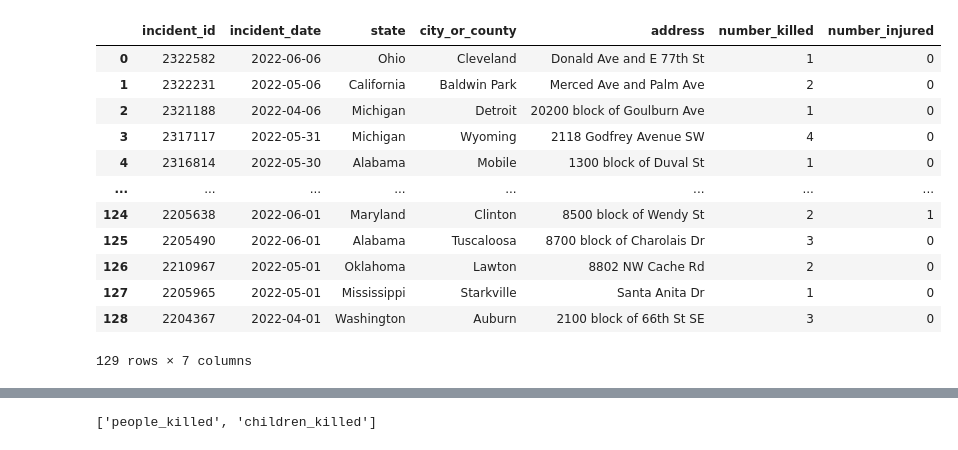
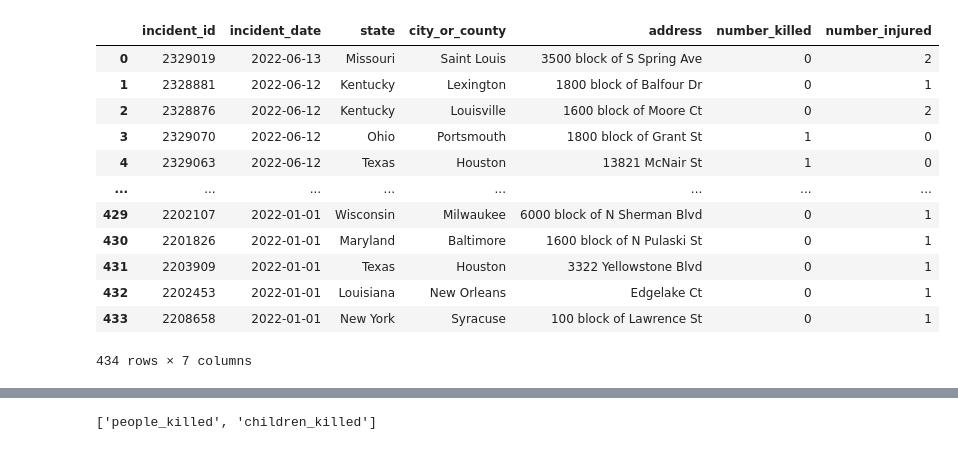
Before and after one commit to dmcneill0711/Mass-Shootings-and-Children, a Jupyter notebook: Mass Shootings Project.ipynb, the cells around one changed output, grey strips where cells are left out. Drawn from its saved outputs; the diff is of its cells as text; code cells hidden in the pictures.

```diff
--- a/Mass Shootings Project.ipynb
+++ b/Mass Shootings Project.ipynb
@@ -26,46 +78,70 @@ children_df
 # %%
+# Drop Operations Column Full of Null Values
+# del children_df['Operations']
+
 # Format The Date To Change Out Month Name to Month Number, & Eliminate Unnecessary Spaces
 children_df['Incident Date'] = children_df['Incident Date'].str.strip().str.replace(' ','')
-children_df['Incident Date'] = children_df['Incident Date'].str.strip().str.replace('Jan','01')
-children_df['Incident Date'] = children_df['Incident Date'].str.strip().str.replace('Feb','02')
-children_df['Incident Date'] = children_df['Incident Date'].str.strip().str.replace('Mar','03')
-children_df['Incident Date'] = children_df['Incident Date'].str.strip().str.replace('Apr','04')
-children_df['Incident Date'] = children_df['Incident Date'].str.strip().str.replace('May','05')
-children_df['Incident Date'] = children_df['Incident Date'].str.strip().str.replace('Jun','06')
-children_df['Incident Date'] = children_df['Incident Date'].str.strip().str.replace('Jul','07')
-children_df['Incident Date'] = children_df['Incident Date'].str.strip().str.replace('Aug','08')
-children_df['Incident Date'] = children_df['Incident Date'].str.strip().str.replace('Sept','09')
-children_df['Incident Date'] = children_df['Incident Date'].str.strip().str.replace('Oct','10')
-children_df['Incident Date'] = children_df['Incident Date'].str.strip().str.replace('Nov','11')
-children_df['Incident Date'] = children_df['Incident Date'].str.strip().str.replace('Dec','12')
+children_df['Incident Date'] = children_df['Incident Date'].str.strip().str.replace('January','01/')
+children_df['Incident Date'] = children_df['Incident Date'].str.strip().str.replace('February','02/')
+children_df['Incident Date'] = children_df['Incident Date'].str.strip().str.replace('March','03/')
+children_df['Incident Date'] = children_df['Incident Date'].str.strip().str.replace('April','04/')
+children_df['Incident Date'] = children_df['Incident Date'].str.strip().str.replace('May','05/')
+children_df['Incident Date'] = children_df['Incident Date'].str.strip().str.replace('June','06/')
+children_df['Incident Date'] = children_df['Incident Date'].str.strip().str.replace('July','07/')
+children_df['Incident Date'] = children_df['Incident Date'].str.strip().str.replace('August','08/')
+children_df['Incident Date'] = children_df['Incident Date'].str.strip().str.replace('September','09/')
+children_df['Incident Date'] = children_df['Incident Date'].str.strip().str.replace('October','10/')
+children_df['Incident Date'] = children_df['Incident Date'].str.strip().str.replace('November','11/')
+children_df['Incident Date'] = children_df['Incident Date'].str.strip().str.replace('December','12/')
+children_df['Incident Date'] = children_df['Incident Date'].str.strip().str.replace(',','/')
 
-# Rename Columns To Match Database
+# If The Downloaded CSV Uses The Short Abbreviations For The Month In The Incident Date Column And The Last 2 Digits Of The
+    #Year, Use The Following Code To Replace The One Above (Format: dd-Mon-yy)
+# children_df['Incident Date'] = children_df['Incident Date'].str.strip().str.replace(' ','')
+# children_df['Incident Date'] = children_df['Incident Date'].str.strip().str.replace('Jan','01')
+# children_df['Incident Date'] = children_df['Incident Date'].str.strip().str.replace('Feb','02')
+# children_df['Incident Date'] = children_df['Incident Date'].str.strip().str.replace('Mar','03')
+# children_df['Incident Date'] = children_df['Incident Date'].str.strip().str.replace('Apr','04')
+# children_df['Incident Date'] = children_df['Incident Date'].str.strip().str.replace('May','05')
+# children_df['Incident Date'] = children_df['Incident Date'].str.strip().str.replace('Jun','06')
+# children_df['Incident Date'] = children_df['Incident Date'].str.strip().str.replace('Jul','07')
+# children_df['Incident Date'] = children_df['Incident Date'].str.strip().str.replace('Aug','08')
+# children_df['Incident Date'] = children_df['Incident Date'].str.strip().str.replace('Sep','09')
+# children_df['Incident Date'] = children_df['Incident Date'].str.strip().str.replace('Oct','10')
+# children_df['Incident Date'] = children_df['Incident Date'].str.strip().str.replace('Nov','11')
+# children_df['Incident Date'] = children_df['Incident Date'].str.strip().str.replace('Dec','12')
+
+
+# Rename Columns To Match The Names Of The Ones That Will Populate In The Database
 Children_renamed = children_df.rename(columns={"Incident ID": "incident_id", "Incident Date": "incident_date", "State": "state",
                                                  "City Or County": "city_or_county", "Address": "address", "# Killed": "number_killed",
                                                  "# Injured": "number_injured", "Year": "year"})
 
 # Get Date Format
 Children_renamed['incident_date'] = pd.to_datetime(Children_renamed['incident_date'], errors='coerce')
 
+# Drop Operations Column Full of NaN Values
+del Children_renamed['Operations']
+
 # Narrow Down DataFrame to Year 2022
 Children_2022 = Children_renamed.loc[Children_renamed['incident_date'] > pd.Timestamp(2021, 12, 31)]
 
 # Final DataFrame
 Children_2022
 # %% [output]
 |  | incident_id | incident_date | state | city_or_county | address | number_killed | number_injured |
-| 0 | 2322582 | 2022-06-06 | Ohio | Cleveland | Donald Ave and E 77th St | 1 | 0 |
-| 1 | 2322231 | 2022-05-06 | California | Baldwin Park | Merced Ave and Palm Ave | 2 | 0 |
-| 2 | 2321188 | 2022-04-06 | Michigan | Detroit | 20200 block of Goulburn Ave | 1 | 0 |
-| 3 | 2317117 | 2022-05-31 | Michigan | Wyoming | 2118 Godfrey Avenue SW | 4 | 0 |
-| 4 | 2316814 | 2022-05-30 | Alabama | Mobile | 1300 block of Duval St | 1 | 0 |
+| 0 | 2329019 | 2022-06-13 | Missouri | Saint Louis | 3500 block of S Spring Ave | 0 | 2 |
+| 1 | 2328881 | 2022-06-12 | Kentucky | Lexington | 1800 block of Balfour Dr | 0 | 1 |
+| 2 | 2328876 | 2022-06-12 | Kentucky | Louisville | 1600 block of Moore Ct | 0 | 2 |
+| 3 | 2329070 | 2022-06-12 | Ohio | Portsmouth | 1800 block of Grant St | 1 | 0 |
+| 4 | 2329063 | 2022-06-12 | Texas | Houston | 13821 McNair St | 1 | 0 |
 | ... | ... | ... | ... | ... | ... | ... | ... |
-| 124 | 2205638 | 2022-06-01 | Maryland | Clinton | 8500 block of Wendy St | 2 | 1 |
-| 125 | 2205490 | 2022-06-01 | Alabama | Tuscaloosa | 8700 block of Charolais Dr | 3 | 0 |
-| 126 | 2210967 | 2022-05-01 | Oklahoma | Lawton | 8802 NW Cache Rd | 2 | 0 |
-| 127 | 2205965 | 2022-05-01 | Mississippi | Starkville | Santa Anita Dr | 1 | 0 |
-| 128 | 2204367 | 2022-04-01 | Washington | Auburn | 2100 block of 66th St SE | 3 | 0 |
+| 429 | 2202107 | 2022-01-01 | Wisconsin | Milwaukee | 6000 block of N Sherman Blvd | 0 | 1 |
+| 430 | 2201826 | 2022-01-01 | Maryland | Baltimore | 1600 block of N Pulaski St | 0 | 1 |
+| 431 | 2203909 | 2022-01-01 | Texas | Houston | 3322 Yellowstone Blvd | 0 | 1 |
+| 432 | 2202453 | 2022-01-01 | Louisiana | New Orleans | Edgelake Ct | 0 | 1 |
+| 433 | 2208658 | 2022-01-01 | New York | Syracuse | 100 block of Lawrence St | 0 | 1 |
-129 rows × 7 columns
+434 rows × 7 columns
 # %%
 # Upload 2022 Mass Shootings Table From Wikipedia Website
 url = 'https://en.wikipedia.org/wiki/List_of_mass_shootings_in_the_United_States_in_2022'
```
Also changed, not shown: parts of 11 cells of this notebook, 2 other files.
